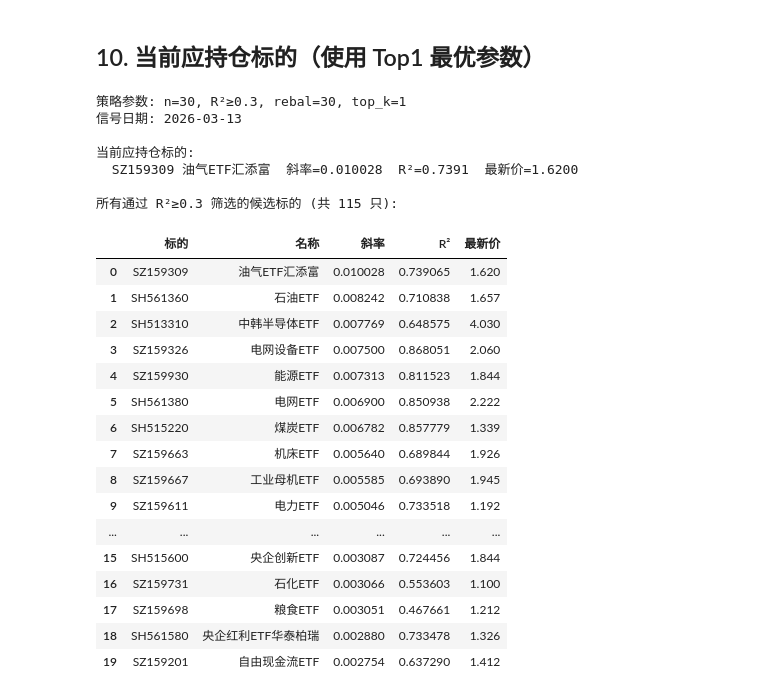
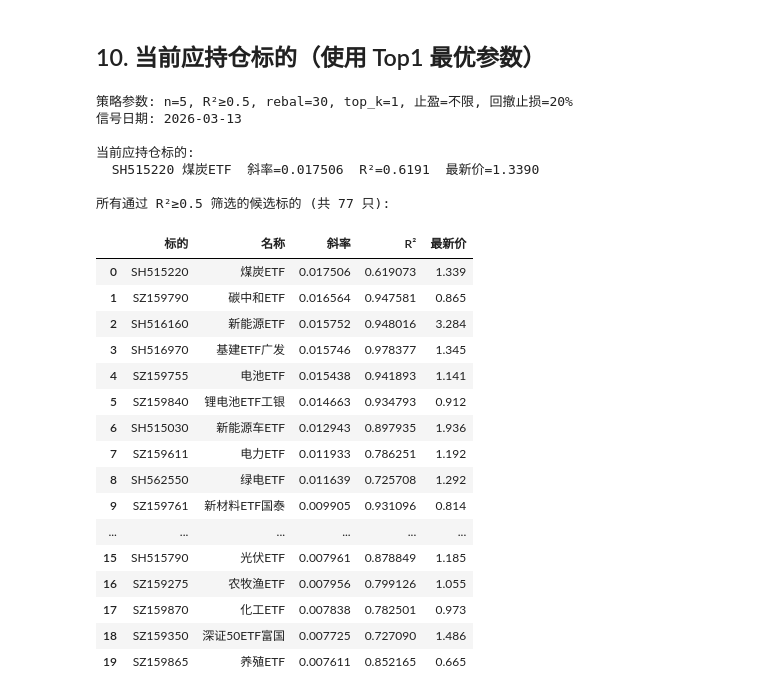
Before and after one commit to thinhunan/etf_momentum, a Jupyter notebook: momentum_backtest.ipynb, the cells around one changed output. Cells and saved outputs as stored; diff of their text form; code cells hidden in the pictures.

```diff
--- a/momentum_backtest.ipynb
+++ b/momentum_backtest.ipynb
@@ -294,11 +252,13 @@ def backtest_momentum(
 # %% [markdown]
 ## 3. 定义参数网格
 # %%
-N_LIST = [3, 5, 10, 15, 20, 25, 30, 40]      # 动量回看天数
-R2_LIST = [0.3, 0.4, 0.5, 0.6, 0.7, 0.8, 0.9]          # R² 阈值
-REBAL_LIST = [5, 10, 15, 20, 30]                  # 调仓周期（交易日）
-TOP_K_LIST = [1, 2, 3, 5]                        # 每次持有 ETF 数量（网格）
+N_LIST = [3, 5, 7, 20, 25, 30, 35, 40]           # 动量回看天数 (移除表现差的10,15; 补充7,35)
+R2_LIST = [0.3, 0.5, 0.6, 0.7, 0.8]               # R² 阈值 (移除0.4≈0.3、0.9最差)
+REBAL_LIST = [10, 15, 20, 25, 30, 45, 60]          # 调仓周期 (移除5最差; 补充25,45,60)
+TOP_K_LIST = [1, 2, 3]                             # 每次持有 ETF 数量 (移除5收益最低)
+TP_LIST = [0.2, 0.3, 0.5, None]                    # 单笔止盈 (None=不限)
+SL_DD_LIST = [0.1, 0.2, 0.3, None]                 # 最大回撤止损 (None=不限)
 
-param_grid = list(product(N_LIST, R2_LIST, REBAL_LIST, TOP_K_LIST))
-print(f'参数组合数: {len(param_grid)}')
+param_grid = list(product(N_LIST, R2_LIST, REBAL_LIST, TOP_K_LIST, TP_LIST, SL_DD_LIST))
+print(f'参数组合数: {len(param_grid)}  ({len(N_LIST)}n × {len(R2_LIST)}R² × {len(REBAL_LIST)}rebal × {len(TOP_K_LIST)}topk × {len(TP_LIST)}TP × {len(SL_DD_LIST)}SL)')
 # %% [output]
@@ -920,53 +930,55 @@ s_now, r_now = s_now[common], r_now[common]
 
 candidates = s_now[r_now >= BEST_R2].sort_values(ascending=False)
 
-print(f'策略参数: n={BEST_N}, R²≥{BEST_R2}, rebal={BEST_REBAL}, top_k={BEST_TOPK}')
+tp_disp = f'{BEST_TP:.0%}' if BEST_TP is not None else '不限'
+sl_disp = f'{BEST_SL:.0%}' if BEST_SL is not None else '不限'
+print(f'策略参数: n={BEST_N}, R²≥{BEST_R2}, rebal={BEST_REBAL}, top_k={BEST_TOPK}, 止盈={tp_disp}, 回撤止损={sl_disp}')
 print(f'信号日期: {latest_date.strftime("%Y-%m-%d")}')
 print()
 
 if len(candidates) >= 1:
     pick = candidates.head(BEST_TOPK)
     print('当前应持仓标的:')
     for sym, slp in pick.items():
         r2_val = r_now[sym]
         price = panel.loc[latest_date, sym]
         name = etf_name_map.get(sym, '')
         print(f'  {sym} {name}  斜率={slp:.6f}  R²={r2_val:.4f}  最新价={price:.4f}')
 else:
     print('当前无标的通过筛选 → 空仓')
 
 print()
 print(f'所有通过 R²≥{BEST_R2} 筛选的候选标的 (共 {len(candidates)} 只):')
 cand_df = pd.DataFrame({
     '标的': candidates.index,
     '名称': [etf_name_map.get(s, '') for s in candidates.index],
     '斜率': candidates.values,
     'R²': [r_now[s] for s in candidates.index],
     '最新价': [panel.loc[latest_date, s] for s in candidates.index],
 }).reset_index(drop=True)
 display(cand_df.head(20))
 # %% [output]
-策略参数: n=30, R²≥0.3, rebal=30, top_k=1
+策略参数: n=5, R²≥0.5, rebal=30, top_k=1, 止盈=不限, 回撤止损=20%
 信号日期: 2026-03-13
 
 当前应持仓标的:
-  SZ159309 油气ETF汇添富  斜率=0.010028  R²=0.7391  最新价=1.6200
+  SH515220 煤炭ETF  斜率=0.017506  R²=0.6191  最新价=1.3390
 
-所有通过 R²≥0.3 筛选的候选标的 (共 115 只):
+所有通过 R²≥0.5 筛选的候选标的 (共 77 只):
 |  | 标的 | 名称 | 斜率 | R² | 最新价 |
-| 0 | SZ159309 | 油气ETF汇添富 | 0.010028 | 0.739065 | 1.620 |
-| 1 | SH561360 | 石油ETF | 0.008242 | 0.710838 | 1.657 |
-| 2 | SH513310 | 中韩半导体ETF | 0.007769 | 0.648575 | 4.030 |
-| 3 | SZ159326 | 电网设备ETF | 0.007500 | 0.868051 | 2.060 |
-| 4 | SZ159930 | 能源ETF | 0.007313 | 0.811523 | 1.844 |
-| 5 | SH561380 | 电网ETF | 0.006900 | 0.850938 | 2.222 |
-| 6 | SH515220 | 煤炭ETF | 0.006782 | 0.857779 | 1.339 |
-| 7 | SZ159663 | 机床ETF | 0.005640 | 0.689844 | 1.926 |
-| 8 | SZ159667 | 工业母机ETF | 0.005585 | 0.693890 | 1.945 |
-| 9 | SZ159611 | 电力ETF | 0.005046 | 0.733518 | 1.192 |
+| 0 | SH515220 | 煤炭ETF | 0.017506 | 0.619073 | 1.339 |
+| 1 | SZ159790 | 碳中和ETF | 0.016564 | 0.947581 | 0.865 |
+| 2 | SH516160 | 新能源ETF | 0.015752 | 0.948016 | 3.284 |
+| 3 | SH516970 | 基建ETF广发 | 0.015746 | 0.978377 | 1.345 |
+| 4 | SZ159755 | 电池ETF | 0.015438 | 0.941893 | 1.141 |
+| 5 | SZ159840 | 锂电池ETF工银 | 0.014663 | 0.934793 | 0.912 |
+| 6 | SH515030 | 新能源车ETF | 0.012943 | 0.897935 | 1.936 |
+| 7 | SZ159611 | 电力ETF | 0.011933 | 0.786251 | 1.192 |
+| 8 | SH562550 | 绿电ETF | 0.011639 | 0.725708 | 1.292 |
+| 9 | SZ159761 | 新材料ETF国泰 | 0.009905 | 0.931096 | 0.814 |
 | ... | ... | ... | ... | ... | ... |
-| 15 | SH515600 | 央企创新ETF | 0.003087 | 0.724456 | 1.844 |
-| 16 | SZ159731 | 石化ETF | 0.003066 | 0.553603 | 1.100 |
-| 17 | SZ159698 | 粮食ETF | 0.003051 | 0.467661 | 1.212 |
-| 18 | SH561580 | 央企红利ETF华泰柏瑞 | 0.002880 | 0.733478 | 1.326 |
-| 19 | SZ159201 | 自由现金流ETF | 0.002754 | 0.637290 | 1.412 |
+| 15 | SH515790 | 光伏ETF | 0.007961 | 0.878849 | 1.185 |
+| 16 | SZ159275 | 农牧渔ETF | 0.007956 | 0.799126 | 1.055 |
+| 17 | SZ159870 | 化工ETF | 0.007838 | 0.782501 | 0.973 |
+| 18 | SZ159350 | 深证50ETF富国 | 0.007725 | 0.727090 | 1.486 |
+| 19 | SZ159865 | 养殖ETF | 0.007611 | 0.852165 | 0.665 |
```
Also changed, not shown: parts of 11 cells of this notebook, 15 other files.
